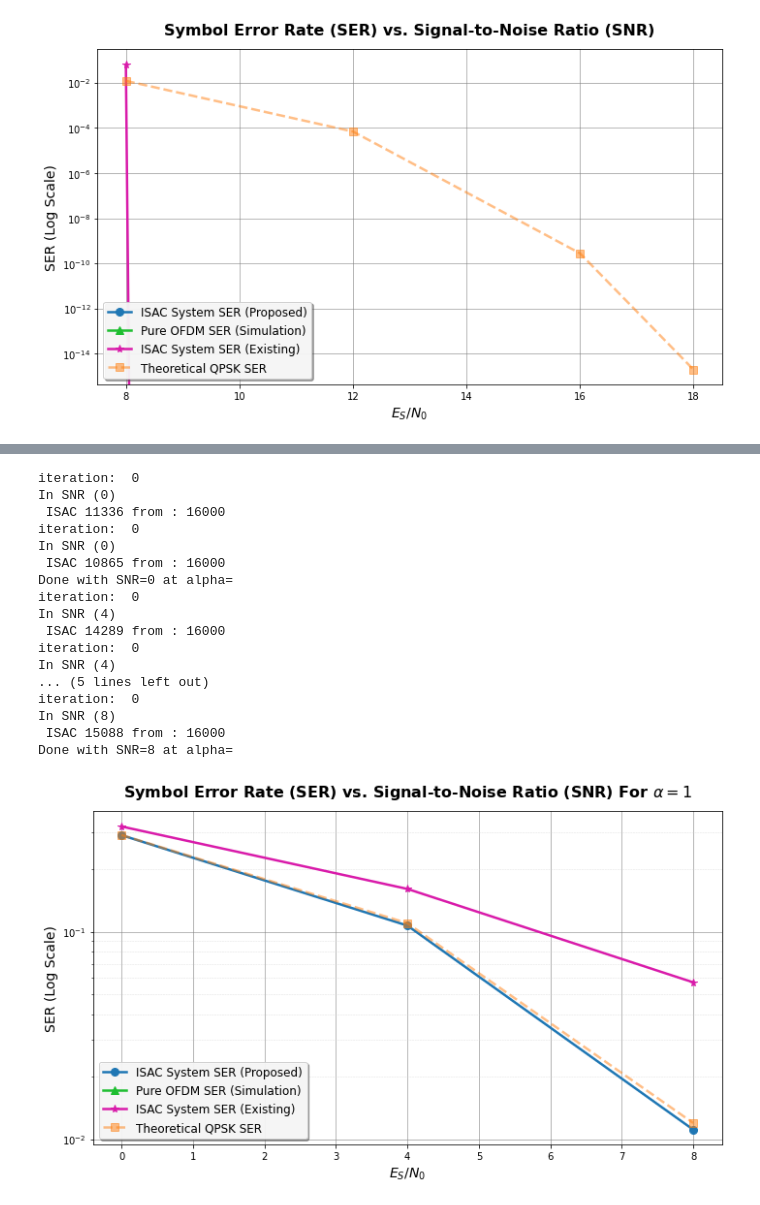
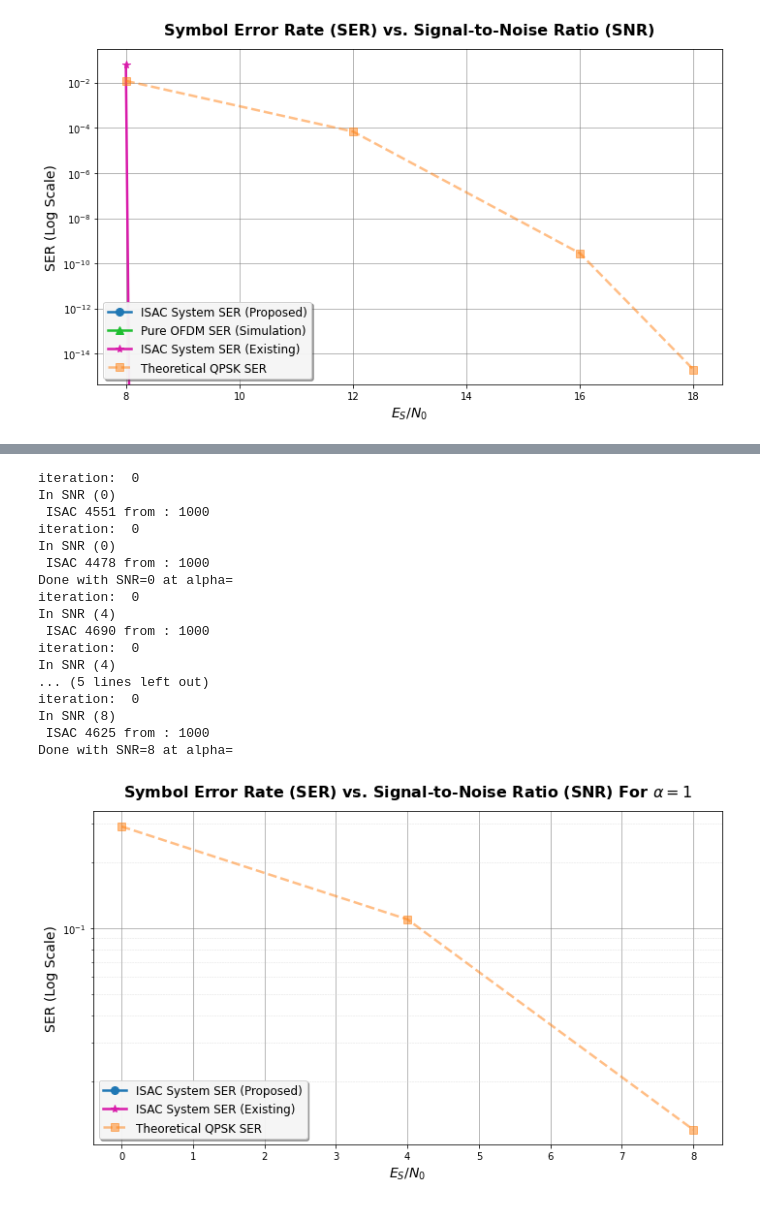
Before and after one commit to OriNik100/Spec_Null, a Jupyter notebook: ofdm_creation.ipynb, the cells around one changed output, grey strips where cells are left out. Cells and saved outputs as stored; diff of their text form; code cells hidden in the pictures.

```diff
--- a/ofdm_creation.ipynb
+++ b/ofdm_creation.ipynb
@@ -340,7 +340,7 @@ Done with SNR=18
 [np.float64(0.0), np.float64(0.0), np.float64(0.0), np.float64(0.0)]
 [figure]
 # %%
-def SER_Comp(sensing_signal, SNR_val , iteration_count, num_subcarriers, t=t , T=T):
+def SER_Comp(sensing_signal, SNR_val , iteration_count, num_subcarriers, alpha, t=t , T=T):
 
     equal_num_isac = 0
     data_sent = 0
@@ -393,7 +393,7 @@ SER_OFDM = [[0 for x in range(W)] for y in range(H)]
 SER_VOURAS = [[0 for x in range(W)] for y in range(H)]
 SER_QAM = [[0 for x in range(W)] for y in range(H)]
 
-iteration = 1e5
+iteration = 1e3
 
 for i, a in enumerate(StC_ratio):
 
@@ -498,9 +498,8 @@ for i, a in enumerate(StC_ratio):
         equal_num_ofdm = 0
         equal_num_vouras = 0
         data_sent = 0
-        seed = 1
-        SER_val_isac = SER_Comp(sensing_signal_isac, SNR_val , iteration, num_subcarriers, t=t , T=T)
-        SER_val_vouras = SER_Comp(sensing_signal_vouras, SNR_val , iteration, num_subcarriers, t=t , T=T)
+        SER_val_isac = SER_Comp(sensing_signal_isac, SNR_val , iteration, a, num_subcarriers, t=t , T=T)
+        SER_val_vouras = SER_Comp(sensing_signal_vouras, SNR_val , iteration, a, num_subcarriers, t=t , T=T)
 
         SER_ISAC[i][v] = SER_val_isac
         SER_OFDM[i][v] = SER_val_ofdm
@@ -527,35 +526,35 @@ for k in range(H):
                  label='ISAC System SER (Existing)')
 
     # Theory (QPSK)
     plt.semilogy(SNR, SER_QAM[k],
                  marker='s', linestyle='--', color='#ff7f0e', linewidth=2.5, markersize=8, alpha=0.5,
                  label='Theoretical QPSK SER')
 
     plt.title(r'Symbol Error Rate (SER) vs. Signal-to-Noise Ratio (SNR) For $\alpha=1$', fontsize=16, fontweight='bold', pad=15)
     plt.xlabel(r'$E_S$/$N_0$', fontsize=14)
     plt.ylabel('SER (Log Scale)', fontsize=14)
     plt.grid(True, which='major', linestyle='-', linewidth=0.8, color='gray', alpha=0.7)
     plt.grid(True, which='minor', linestyle='--', linewidth=0.5, color='lightgray', alpha=0.7)
     plt.legend(fontsize=12, loc='lower left', framealpha=0.9, shadow=True)
     plt.tight_layout()
 
 plt.show()
 # %% [output]
 iteration:  0
 In SNR (0)
- ISAC 11336 from : 16000
+ ISAC 4551 from : 1000
 iteration:  0
 In SNR (0)
- ISAC 10865 from : 16000
+ ISAC 4478 from : 1000
 Done with SNR=0 at alpha=
 iteration:  0
 In SNR (4)
- ISAC 14289 from : 16000
+ ISAC 4690 from : 1000
 iteration:  0
 In SNR (4)
 ... (5 lines left out)
 iteration:  0
 In SNR (8)
- ISAC 15088 from : 16000
+ ISAC 4625 from : 1000
 Done with SNR=8 at alpha=
-[figure, old version]
+[figure, new version]
```
Also changed, not shown: parts of 1 cell of this notebook.
